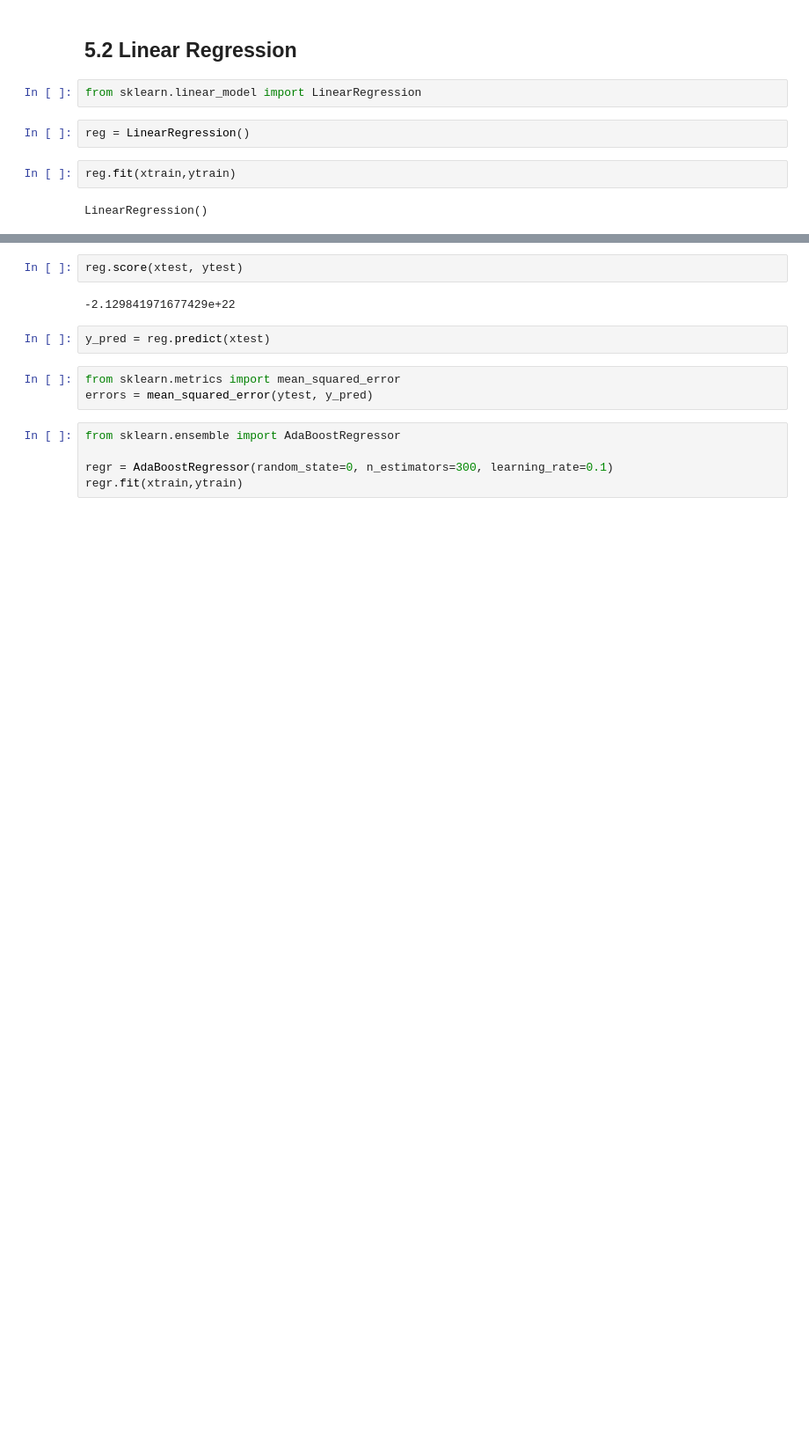
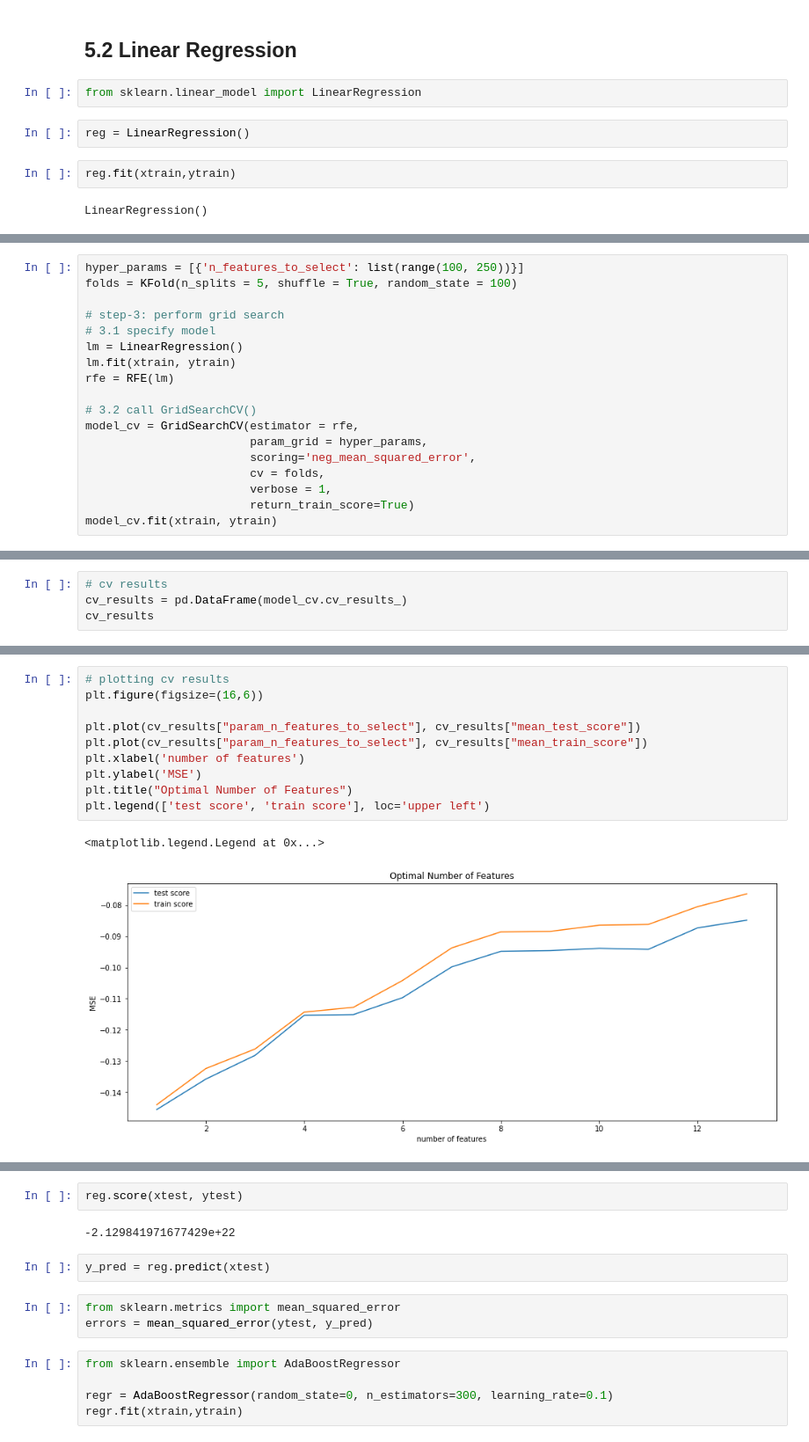
Before and after one commit to alankar23/House_Prices_Pridiction, a Jupyter notebook: model.ipynb, the cells around one changed output, grey strips where cells are left out. Shown: that part at 88% size. Cells and saved outputs as stored; diff of their text form; blank space fills up the shorter version.

```diff
--- a/model.ipynb
+++ b/model.ipynb
@@ -76,0 +70,18 @@ ValueError: Supported target types are: ('binary', 'multiclass'). Got 'continuou
+# %%
+hyper_params = [{'n_features_to_select': list(range(100, 250))}]
+folds = KFold(n_splits = 5, shuffle = True, random_state = 100)
+
+# step-3: perform grid search
+# 3.1 specify model
+lm = LinearRegression()
+lm.fit(xtrain, ytrain)
+rfe = RFE(lm)
+
+# 3.2 call GridSearchCV()
+model_cv = GridSearchCV(estimator = rfe,
+                        param_grid = hyper_params,
+                        scoring='neg_mean_squared_error',
+                        cv = folds,
+                        verbose = 1,
+                        return_train_score=True)
+model_cv.fit(xtrain, ytrain)
@@ -76,0 +96,4 @@ ValueError: Supported target types are: ('binary', 'multiclass'). Got 'continuou
+# %%
+# cv results
+cv_results = pd.DataFrame(model_cv.cv_results_)
+cv_results
@@ -76,0 +115,13 @@ ValueError: Supported target types are: ('binary', 'multiclass'). Got 'continuou
+# %%
+# plotting cv results
+plt.figure(figsize=(16,6))
+
+plt.plot(cv_results["param_n_features_to_select"], cv_results["mean_test_score"])
+plt.plot(cv_results["param_n_features_to_select"], cv_results["mean_train_score"])
+plt.xlabel('number of features')
+plt.ylabel('MSE')
+plt.title("Optimal Number of Features")
+plt.legend(['test score', 'train score'], loc='upper left')
+# %% [output]
+<matplotlib.legend.Legend at 0x...>
+[figure, added]
```
Also changed, not shown: parts of 8 cells of this notebook.
